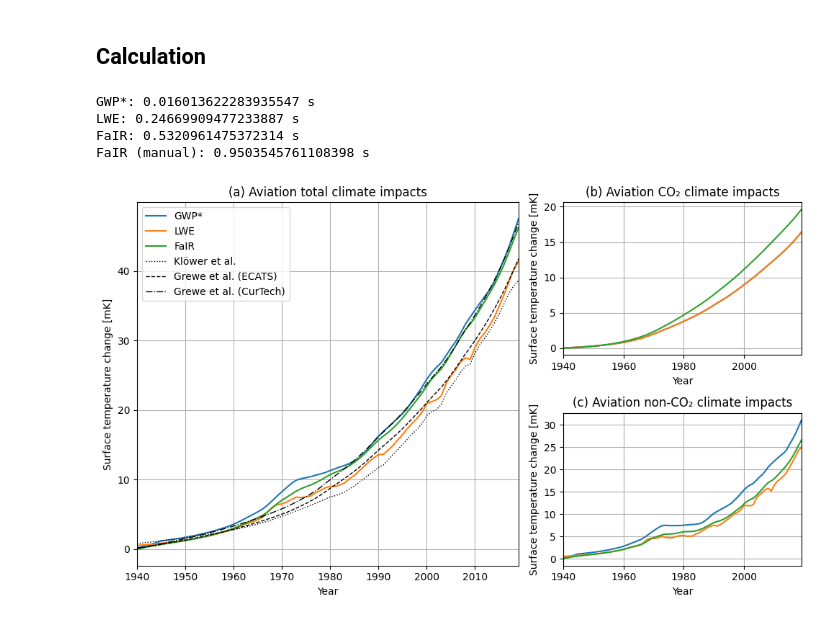
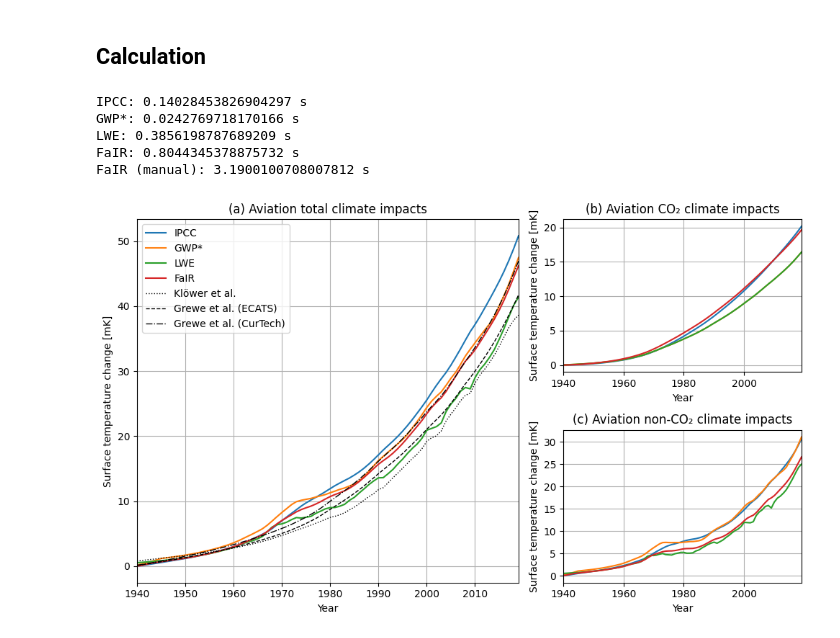
Before and after one commit to AeroMAPS/AeroCM, a Jupyter notebook: aerocm/publications/climate_models_comparison.ipynb, the cells around one changed output. Drawn from its saved outputs; the diff is of its cells as text; code cells hidden in the pictures.

Commit message:
Add IPCC climate model

```diff
--- a/aerocm/publications/climate_models_comparison.ipynb
+++ b/aerocm/publications/climate_models_comparison.ipynb
@@ -134,6 +135,14 @@ data_temperature_klower_co2[:2019-1940+1] = reference_temperature_data[:, 4]
 # %%
 # --- Calculate temperature change obtained with each model (GWP*, LWE, FaIR) ---
 time1 = time.time()
+
+ipcc_climate_model = AviationClimateSimulation(
+    climate_model=IPCCClimateModel,
+    start_year=start_year,
+    end_year=end_year,
+    species_inventory=species_quantities,
+    species_settings=species_settings_others).run()
+time2 = time.time()
 
 gwpstar_climate_model = AviationClimateSimulation(
     climate_model="GWP*",
@@ -142,7 +151,7 @@ gwpstar_climate_model = AviationClimateSimulation(
     species_inventory=species_quantities,
     species_settings=species_settings_gwpstar,
     model_settings=model_settings_others).run()
-time2 = time.time()
+time3 = time.time()
 
 lwe_climate_model = AviationClimateSimulation(
     climate_model="LWE",
@@ -151,7 +160,7 @@ lwe_climate_model = AviationClimateSimulation(
     species_inventory=species_quantities,
     species_settings=species_settings_others,
     model_settings=model_settings_others).run()
-time3 = time.time()
+time4 = time.time()
 
 fair_climate_model = AviationClimateSimulation(
     climate_model="FaIR",
@@ -160,7 +169,7 @@ fair_climate_model = AviationClimateSimulation(
     species_inventory=species_quantities,
     species_settings=species_settings_others,
     model_settings=model_settings_fair).run()
-time4 = time.time()
+time5 = time.time()
 
 fair2_climate_model = AviationClimateSimulation(
     climate_model=FairClimateModel,
@@ -169,17 +178,19 @@ fair2_climate_model = AviationClimateSimulation(
     species_inventory=species_quantities,
     species_settings=species_settings_others,
     model_settings=model_settings_fair).run()
-time5 = time.time()
+time6 = time.time()
 
-print("GWP*:", time2-time1, "s")
-print("LWE:", time3-time2 ,"s")
-print("FaIR:", time4-time3, "s")
-print("FaIR (manual):", time5-time4, "s")
+print("IPCC:", time2-time1, "s")
+print("GWP*:", time3-time2, "s")
+print("LWE:", time4-time3 ,"s")
+print("FaIR:", time5-time4, "s")
+print("FaIR (manual):", time6-time5, "s")
 # %% [output]
-GWP*: 0.016013622283935547 s
-LWE: 0.24669909477233887 s
-FaIR: 0.5320961475372314 s
-FaIR (manual): 0.9503545761108398 s
+IPCC: 0.14028453826904297 s
+GWP*: 0.0242769718170166 s
+LWE: 0.3856198787689209 s
+FaIR: 0.8044345378875732 s
+FaIR (manual): 3.1900100708007812 s
 # %%
 # --- Plot results ---
 quantity = 'temperature'  # Select quantity to plot
@@ -188,6 +199,7 @@ fig = plt.figure(figsize=(10, 6))
 gs = gridspec.GridSpec(2, 2, width_ratios=[1.6, 1])
 
 ax1 = fig.add_subplot(gs[:, 0])
+ax1.plot(years_data, 1000 * ipcc_climate_model['Total'][quantity], label='IPCC')
 ax1.plot(years_data, 1000 * gwpstar_climate_model['Total'][quantity], label='GWP*')
 ax1.plot(years_data, 1000 * lwe_climate_model['Total'][quantity], label='LWE')
 ax1.plot(years_data, 1000 * fair_climate_model['Total'][quantity], label='FaIR')
@@ -198,31 +210,33 @@ ax1.legend()
 ax1.grid()
 ax1.set_xlim(start_year, end_year)
 ax1.set_xlabel('Year')
 ax1.set_ylabel('Surface temperature change [mK]')
 ax1.set_title("(a) Aviation total climate impacts")
 
 ax2 = fig.add_subplot(gs[0, 1])
+ax2.plot(years_data, 1000 * ipcc_climate_model['CO2'][quantity], label='IPCC')
 ax2.plot(years_data, 1000 * gwpstar_climate_model['CO2'][quantity], label='GWP*')
 ax2.plot(years_data, 1000 * lwe_climate_model['CO2'][quantity], label='LWE')
 ax2.plot(years_data, 1000 * fair_climate_model['CO2'][quantity], label='FaIR')
 ax2.grid()
 ax2.set_xlim(start_year, end_year)
 ax2.set_xlabel('Year')
 ax2.set_ylabel('Surface temperature change [mK]')
 ax2.set_title('(b) Aviation CO₂ climate impacts')
 
 ax3 = fig.add_subplot(gs[1, 1])
+ax3.plot(years_data, 1000 * ipcc_climate_model['Non-CO2'][quantity], label='IPCC')
 ax3.plot(years_data, 1000 * gwpstar_climate_model['Non-CO2'][quantity], label='GWP*')
 ax3.plot(years_data, 1000 * lwe_climate_model['Non-CO2'][quantity], label='LWE')
 ax3.plot(years_data, 1000 * fair_climate_model['Non-CO2'][quantity], label='FaIR')
 ax3.grid()
 ax3.set_xlim(start_year, end_year)
 ax3.set_xlabel('Year')
 ax3.set_ylabel('Surface temperature change [mK]')
 ax3.set_title('(c) Aviation non-CO₂ climate impacts')
 
 plt.tight_layout()
 plt.savefig("figures/climate_model_comparison.pdf")
 plt.show()
 # %% [output]
-[figure, old version]
+[figure, new version]
```
Also changed, not shown: parts of 1 cell of this notebook, 5 other files.
